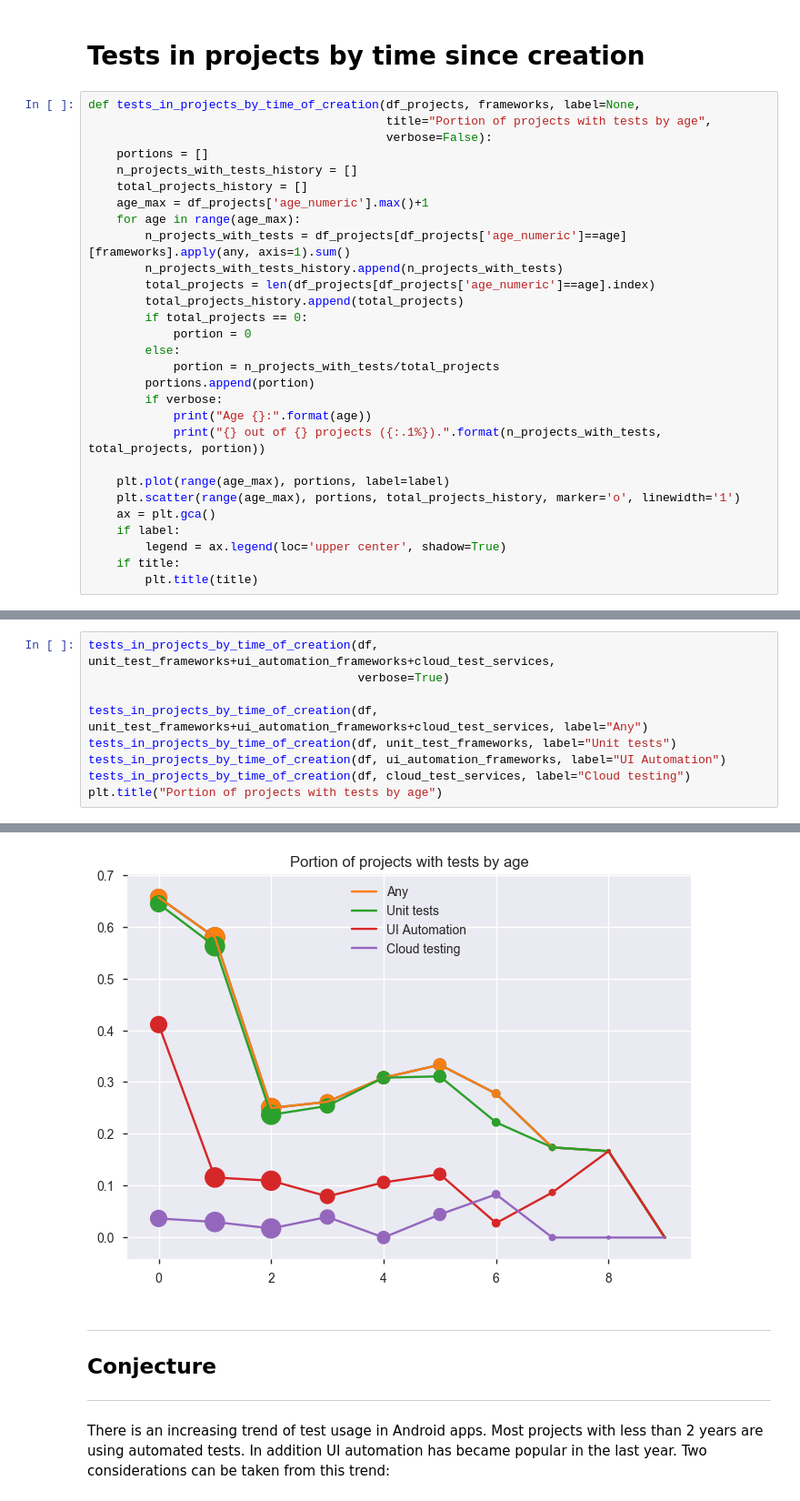
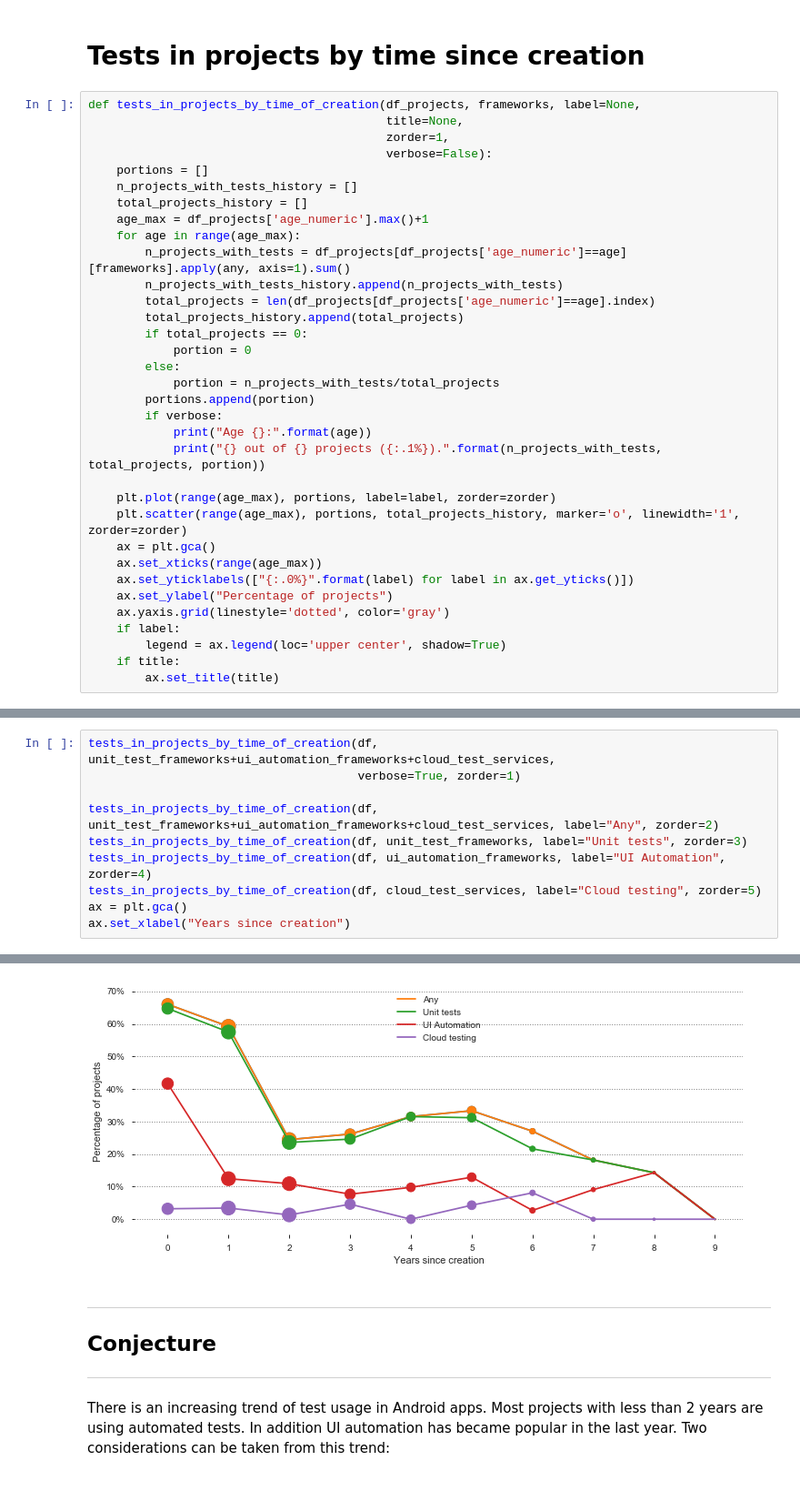
Before and after one commit to luiscruz/android_test_inspector, a Jupyter notebook: exploratory_analysis/1_ea.ipynb, the cells around one changed output, grey strips where cells are left out. Shown at 91% size. Drawn from its saved outputs; the diff is of its cells as text.

Commit message:
added tests grouped by years

```diff
--- a/exploratory_analysis/1_ea.ipynb
+++ b/exploratory_analysis/1_ea.ipynb
@@ -276,7 +278,8 @@ Name: age, dtype: object
 # Tests in projects by time since creation
 # %%
 def tests_in_projects_by_time_of_creation(df_projects, frameworks, label=None,
-                                          title="Portion of projects with tests by age",
+                                          title=None,
+                                          zorder=1,
                                           verbose=False):
     portions = []
     n_projects_with_tests_history = []
@@ -296,13 +299,17 @@ def tests_in_projects_by_time_of_creation(df_projects, frameworks, label=None,
             print("Age {}:".format(age))
             print("{} out of {} projects ({:.1%}).".format(n_projects_with_tests, total_projects, portion))
 
-    plt.plot(range(age_max), portions, label=label)
-    plt.scatter(range(age_max), portions, total_projects_history, marker='o', linewidth='1')
+    plt.plot(range(age_max), portions, label=label, zorder=zorder)
+    plt.scatter(range(age_max), portions, total_projects_history, marker='o', linewidth='1', zorder=zorder)
     ax = plt.gca()
+    ax.set_xticks(range(age_max))
+    ax.set_yticklabels(["{:.0%}".format(label) for label in ax.get_yticks()])
+    ax.set_ylabel("Percentage of projects")
+    ax.yaxis.grid(linestyle='dotted', color='gray')
     if label:
         legend = ax.legend(loc='upper center', shadow=True)
     if title:
-        plt.title(title)
+        ax.set_title(title)
 # %%
 df[df['age_numeric']==df['age_numeric'].max()]
 # %% [output]
@@ -310,12 +317,13 @@ df[df['age_numeric']==df['age_numeric'].max()]
 | 921 | 2015-09-17 | https://github.com/dbravender/kor... | dbravender | korean_conjugation | us.bravender.android.dongsa | Science & Education | 43 | 2 | 572 | ... |
 # %%
 tests_in_projects_by_time_of_creation(df, unit_test_frameworks+ui_automation_frameworks+cloud_test_services,
-                                      verbose=True)
+                                      verbose=True, zorder=1)
 
-tests_in_projects_by_time_of_creation(df, unit_test_frameworks+ui_automation_frameworks+cloud_test_services, label="Any")
-tests_in_projects_by_time_of_creation(df, unit_test_frameworks, label="Unit tests")
-tests_in_projects_by_time_of_creation(df, ui_automation_frameworks, label="UI Automation")
-tests_in_projects_by_time_of_creation(df, cloud_test_services, label="Cloud testing")
-plt.title("Portion of projects with tests by age")
+tests_in_projects_by_time_of_creation(df, unit_test_frameworks+ui_automation_frameworks+cloud_test_services, label="Any", zorder=2)
+tests_in_projects_by_time_of_creation(df, unit_test_frameworks, label="Unit tests", zorder=3)
+tests_in_projects_by_time_of_creation(df, ui_automation_frameworks, label="UI Automation", zorder=4)
+tests_in_projects_by_time_of_creation(df, cloud_test_services, label="Cloud testing", zorder=5)
+ax = plt.gca()
+ax.set_xlabel("Years since creation")
 # %% [output]
 Age 0:
@@ -339,7 +347,7 @@ Age 8:
 Age 9:
 0 out of 1 projects (0.0%).
 <matplotlib.text.Text at 0x...>
-[figure, old version]
+[figure, new version]
 # %% [markdown]
 ------
 ## Conjecture
```
Also changed, not shown: parts of 4 cells of this notebook, 1 other file.
